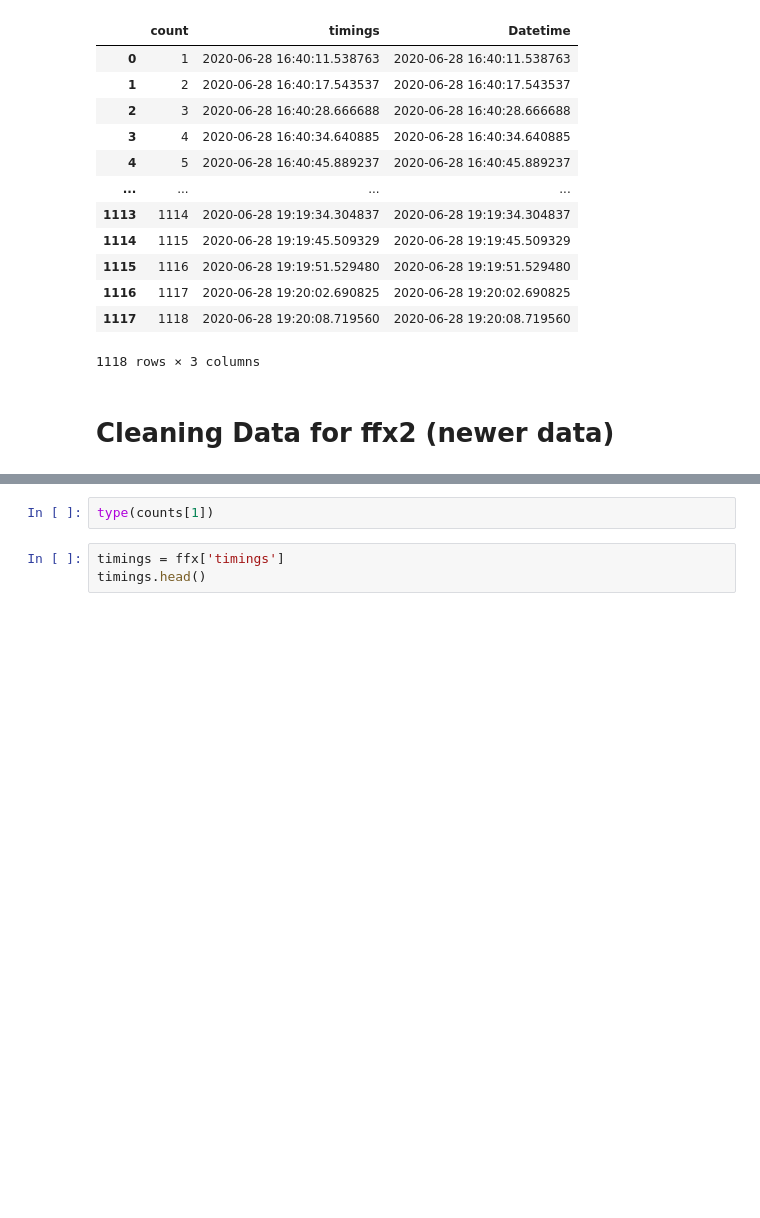
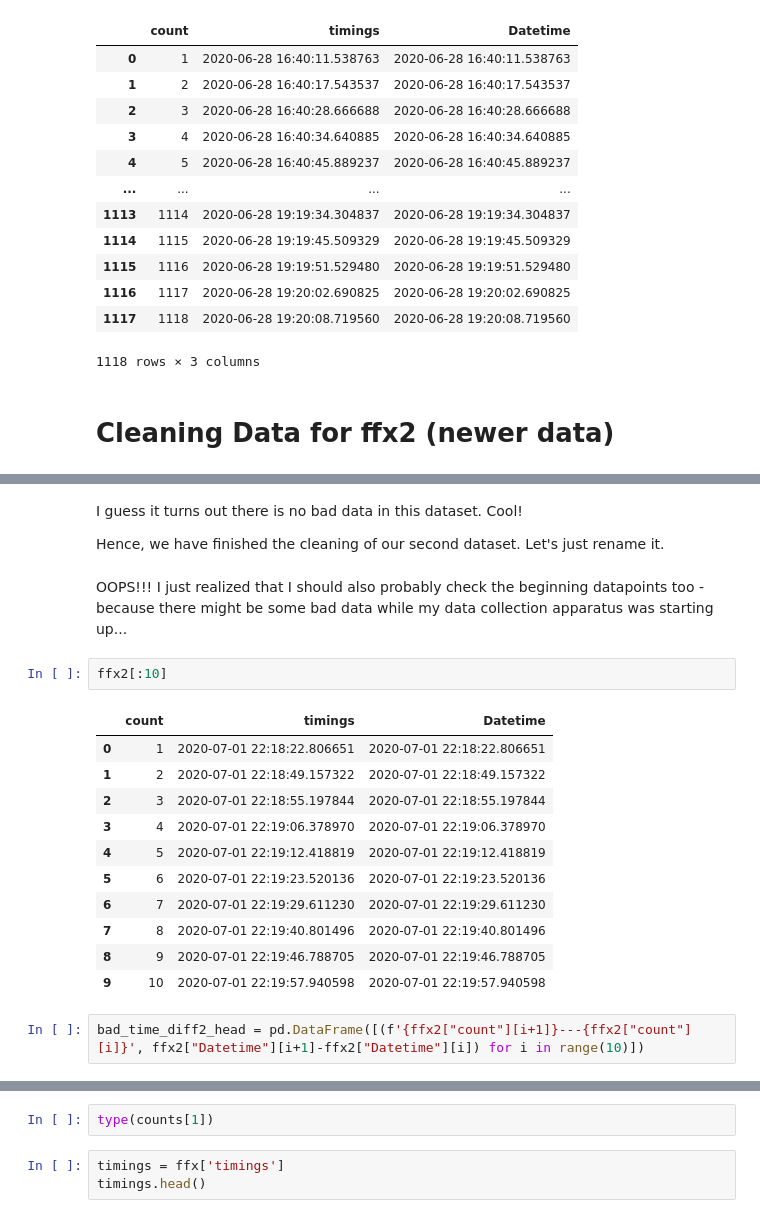
Before and after one commit to aj112358/FFX-Computer-Vision, a Jupyter notebook: FFX_Analysis.ipynb, the cells around one changed output, grey strips where cells are left out. Cells and saved outputs as stored; diff of their text form; blank space fills up the shorter version.

```diff
--- a/FFX_Analysis.ipynb
+++ b/FFX_Analysis.ipynb
@@ -287,0 +427,22 @@ ffx_cleaned
+# %% [markdown]
+I guess it turns out there is no bad data in this dataset. Cool!
+
+Hence, we have finished the cleaning of our second dataset. Let's just rename it.
+# %% [markdown]
+OOPS!!! I just realized that I should also probably check the beginning datapoints too - because there might be some bad data while my data collection apparatus was starting up...
+# %%
+ffx2[:10]
+# %% [output]
+|  | count | timings | Datetime |
+| 0 | 1 | 2020-07-01 22:18:22.806651 | 2020-07-01 22:18:22.806651 |
+| 1 | 2 | 2020-07-01 22:18:49.157322 | 2020-07-01 22:18:49.157322 |
+| 2 | 3 | 2020-07-01 22:18:55.197844 | 2020-07-01 22:18:55.197844 |
+| 3 | 4 | 2020-07-01 22:19:06.378970 | 2020-07-01 22:19:06.378970 |
+| 4 | 5 | 2020-07-01 22:19:12.418819 | 2020-07-01 22:19:12.418819 |
+| 5 | 6 | 2020-07-01 22:19:23.520136 | 2020-07-01 22:19:23.520136 |
+| 6 | 7 | 2020-07-01 22:19:29.611230 | 2020-07-01 22:19:29.611230 |
+| 7 | 8 | 2020-07-01 22:19:40.801496 | 2020-07-01 22:19:40.801496 |
+| 8 | 9 | 2020-07-01 22:19:46.788705 | 2020-07-01 22:19:46.788705 |
+| 9 | 10 | 2020-07-01 22:19:57.940598 | 2020-07-01 22:19:57.940598 |
+# %%
+bad_time_diff2_head = pd.DataFrame([(f'{ffx2["count"][i+1]}---{ffx2["count"][i]}', ffx2["Datetime"][i+1]-ffx2["Datetime"][i]) for i in range(10)])
```
Also changed, not shown: parts of 27 cells of this notebook.
